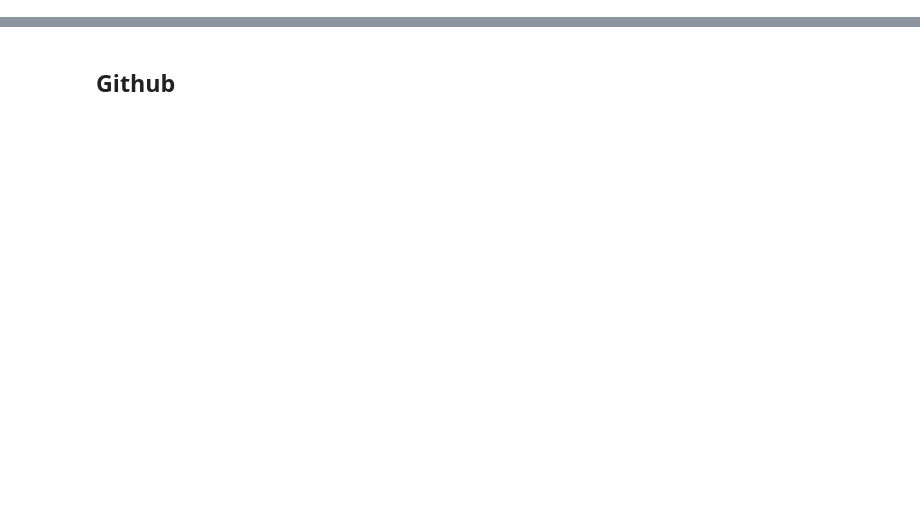
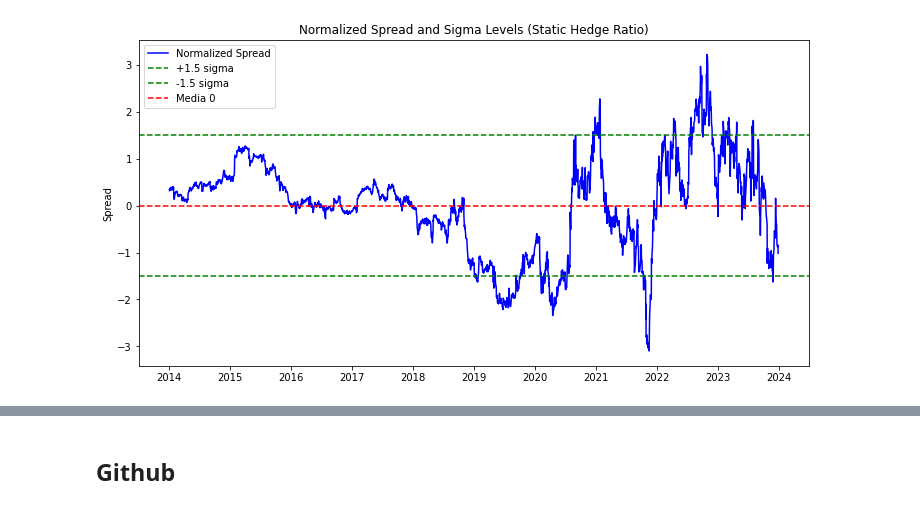
Before and after one commit to elpedrogael/002-Pairs-Trading, a Jupyter notebook: 002_Pairs_Trading.ipynb, the cells around one changed output, grey strips where cells are left out. Saved outputs shown, nothing was run; the diff lists cells and outputs as text; code cells hidden in the pictures; blank space fills up the shorter version.

```diff
--- a/002_Pairs_Trading.ipynb
+++ b/002_Pairs_Trading.ipynb
@@ -193,0 +201,18 @@ KeyError: 'AAPL'
+# %%
+hedge_ratio_static = np.polyfit(data_cleaned['Close.1'], data_cleaned['Close'], 1)[0]
+spread = data_cleaned['Close'] - hedge_ratio_static * data_cleaned['Close.1']
+spread_norm = (spread - spread.mean()) / spread.std()
+
+plt.figure(figsize=(12,6))
+plt.plot(data_cleaned["Date"], spread_norm, label="Normalized Spread", color='blue')
+
+#Umbrales
+plt.axhline(1.5, color='green', linestyle='--', label="+1.5 sigma")
+plt.axhline(-1.5, color='green', linestyle='--', label="-1.5 sigma")
+plt.axhline(0, color='red', linestyle='--', label="Media 0")
+plt.legend()
+plt.title("Normalized Spread and Sigma Levels (Static Hedge Ratio)")
+plt.ylabel("Spread")
+plt.show()
+# %% [output]
+[figure, added]
```
Also changed, not shown: parts of 36 cells of this notebook.
